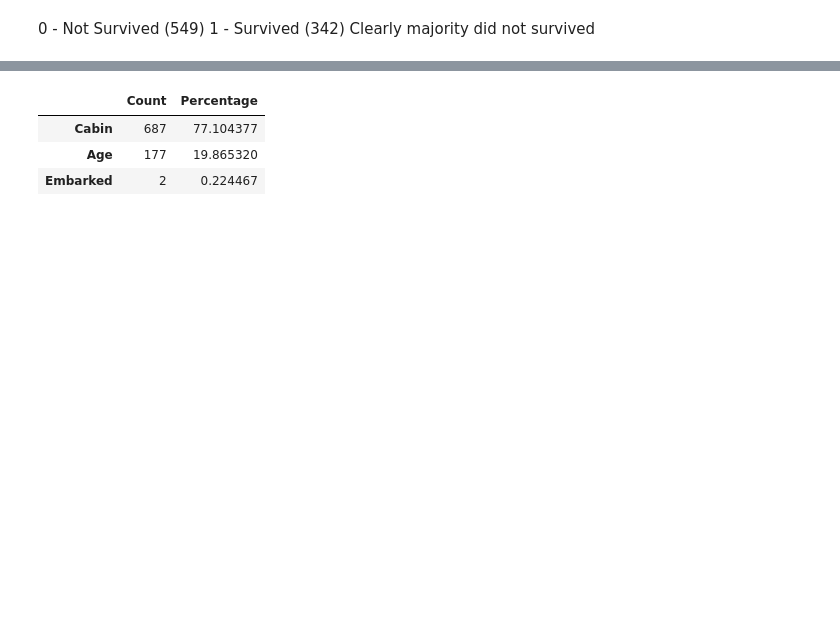
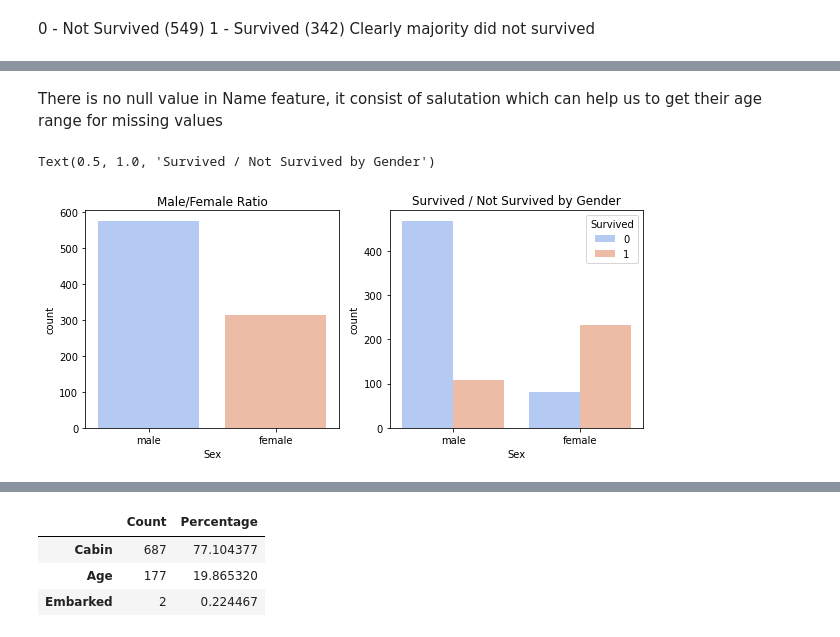
Before and after one commit to sumamk08/Titanic-EDA, a Jupyter notebook: Titanic - Handling Missing values-NB-1.ipynb, the cells around one changed output, grey strips where cells are left out. Drawn from its saved outputs; the diff is of its cells as text; code cells hidden in the pictures; blank space fills up the shorter version.

```diff
--- a/Titanic - Handling Missing values-NB-1.ipynb
+++ b/Titanic - Handling Missing values-NB-1.ipynb
@@ -38,0 +109,14 @@ Clearly majority did not survived
+# %% [markdown]
+There is no null value in Name feature, it consist of salutation which can help us to get their age range for missing values
+# %%
+# 4. Gender - Nominal
+plt.rcParams['figure.figsize'] = (10,4)
+fig, ax = plt.subplots(1,2)
+
+sns.countplot(x = data['Sex'], ax = ax[0], palette = 'coolwarm')
+ax[0].set_title('Male/Female Ratio')
+sns.countplot(x = 'Sex', hue = 'Survived', data = data, ax = ax[1], palette = 'coolwarm')
+ax[1].set_title('Survived / Not Survived by Gender')
+# %% [output]
+Text(0.5, 1.0, 'Survived / Not Survived by Gender')
+[figure, added]
```
Also changed, not shown: parts of 101 cells of this notebook.
